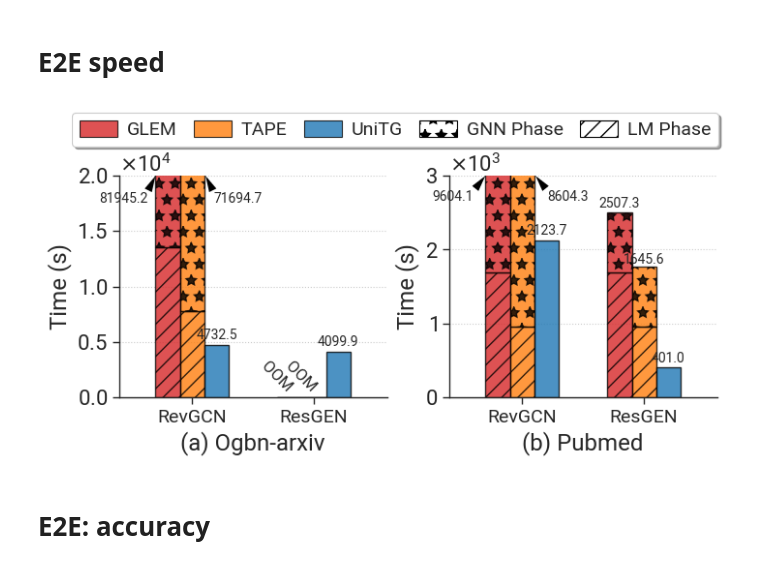
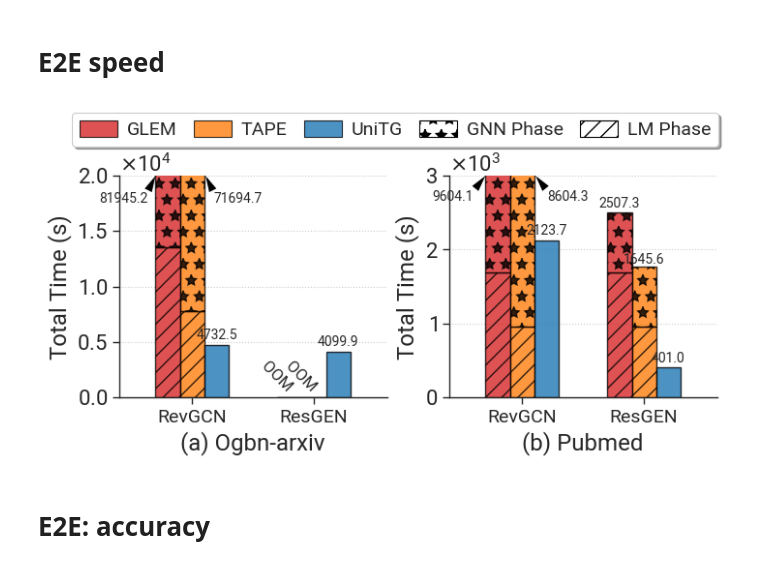
Before and after one commit to zxmeng98/TiGraph, a Jupyter notebook: plot_results.ipynb, the cells around one changed output. Cells and saved outputs as stored; diff of their text form; code cells hidden in the pictures.

```diff
--- a/plot_results.ipynb
+++ b/plot_results.ipynb
@@ -1065,7 +1358,7 @@ axs[0].set_xticklabels(labels, fontsize=14)
 axs[0].set_xlim(0.4, 2.6)
 # axs[0].set_yscale("log", base=10)
 axs[0].yaxis.set_major_formatter(formatter)
-axs[0].set_ylabel('Time (s)')
+axs[0].set_ylabel('Total Time (s)')
 axs[0].set_ylim(0, 20000)
 
 # axs[0].set_yticks(y_ticks)
@@ -1142,7 +1435,7 @@ axs[1].set_xticklabels(labels, fontsize=14)
 axs[1].set_xlim(0.4, 2.6)
 # axs[0].set_yscale("log", base=10)
 axs[1].yaxis.set_major_formatter(formatter)
-axs[1].set_ylabel('Time (s)')
+axs[1].set_ylabel('Total Time (s)')
 axs[1].set_ylim(0, 3000)
 
 # axs[0].set_yticks(y_ticks)
@@ -1150,34 +1443,34 @@ axs[1].set_ylim(0, 3000)
 axs[1].grid(axis="y", linestyle=":")
 axs[1].set_xlabel('(b) Pubmed')
 
 sns.despine()
 
 A = mpatches.Patch(facecolor=cmp[3], alpha=0.8, edgecolor="black", label="GLEM")
 B = mpatches.Patch(facecolor=cmp[1], alpha=0.8, edgecolor="black", label="TAPE")
 C = mpatches.Patch(facecolor=cmp[0], alpha=0.8, edgecolor="black", label="UniTG")
 D =  mpatches.Patch(facecolor='none', edgecolor='black', hatch='*', label="GNN Phase")
 E =  mpatches.Patch(facecolor='none', edgecolor='black', hatch='//', label="LM Phase")
 
 legend = fig.legend(
     loc=1,
     handles=[A, B, C, D, E],
     bbox_to_anchor=(1.01, 1.15),
     ncol=5,
     frameon=True,
     fancybox=True,
     shadow=True,
     fontsize=14,
     # handlelength=1.0,
     handletextpad=0.5,
     columnspacing=0.9,
     handleheight=1,
 )
 
 save=True
 if save:
     fig.savefig(f"{SAVEPATH}/e2e_timebar.pdf", bbox_inches="tight")
 # %% [output]
-[figure, old version]
+[figure, new version]
 # %% [markdown]
 # E2E: accuracy
 # %%
```
Also changed, not shown: parts of 22 cells of this notebook, 25 other files.
